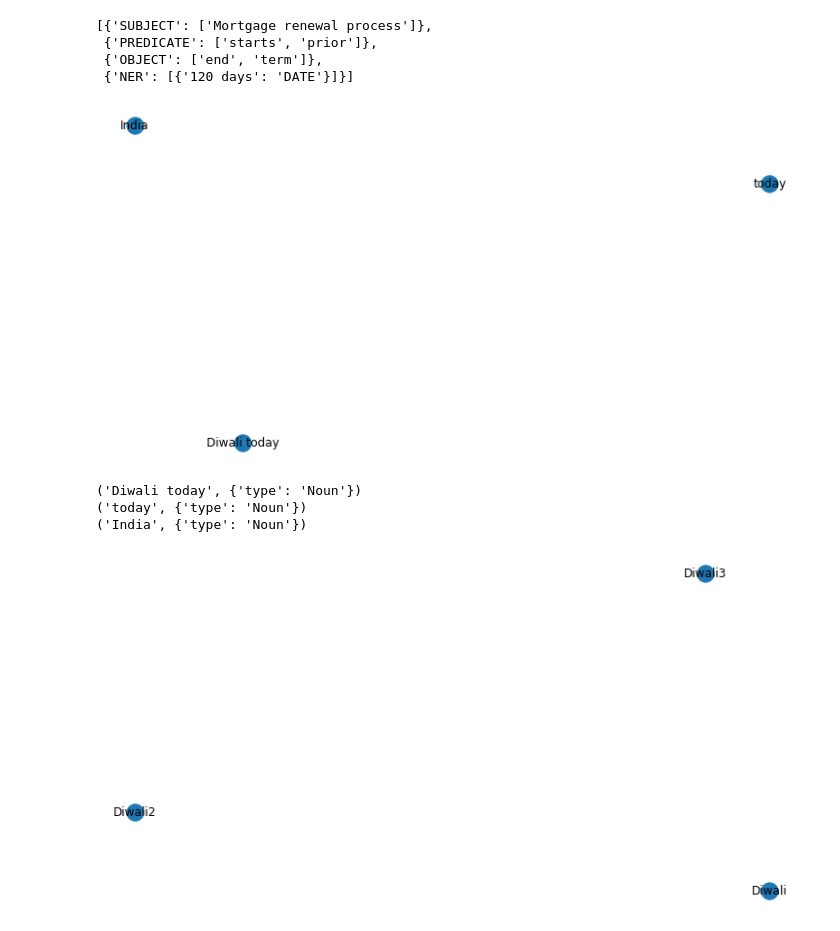
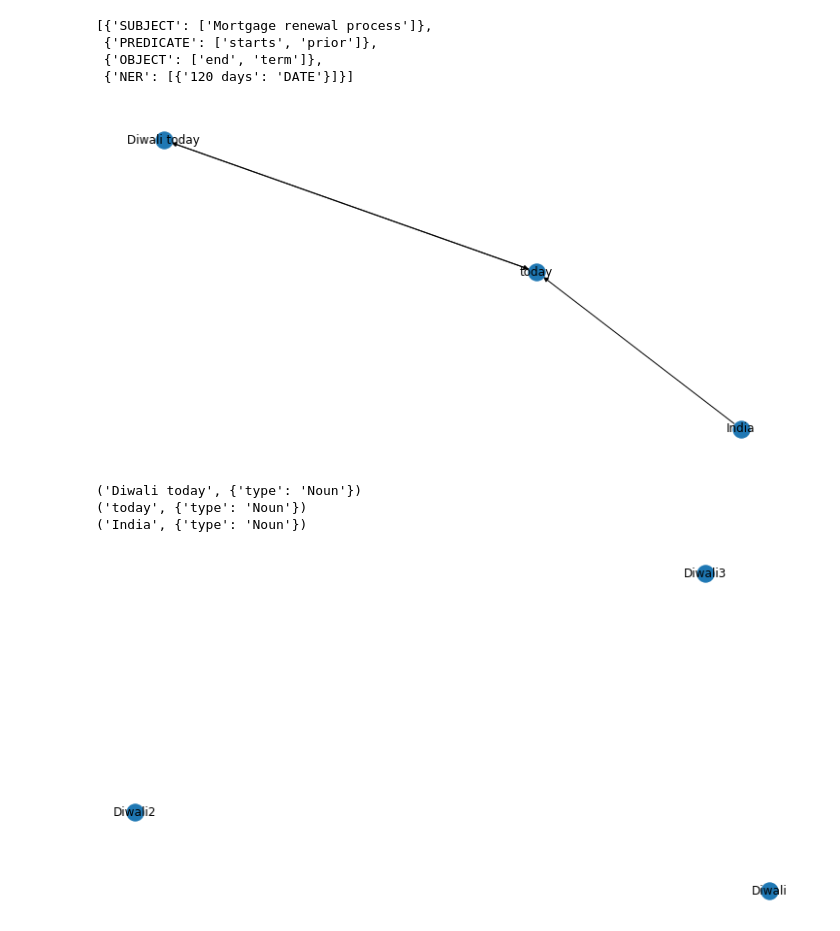
Before and after one commit to sdasanalytics/para2graph, a Jupyter notebook: playground_1.ipynb, the cells around one changed output. Saved outputs shown, nothing was run; the diff lists cells and outputs as text; code cells hidden in the pictures.

```diff
--- a/playground_1.ipynb
+++ b/playground_1.ipynb
@@ -173,16 +275,19 @@ def plot_graph(G, title=None):
     return
 # %%
 nouns = ["Diwali today","today","India"]
-G = nx.Graph()
+G = nx.MultiDiGraph()
 G.add_nodes_from(nouns, type="Noun")
+G.add_edge("India","today",label="is")
+G.add_edge("Diwali today","today",label="within")
+G.add_edge("today","Diwali today",label="festival")
 plot_graph(G)
 for node in G.nodes(data=True):
     print(node)
 
 if "Diwali" in G:
     print("Found it")
 # %% [output]
-[figure, old version]
+[figure, new version]
 ('Diwali today', {'type': 'Noun'})
 ('today', {'type': 'Noun'})
 ('India', {'type': 'Noun'})
```
Also changed, not shown: parts of 11 cells of this notebook.
